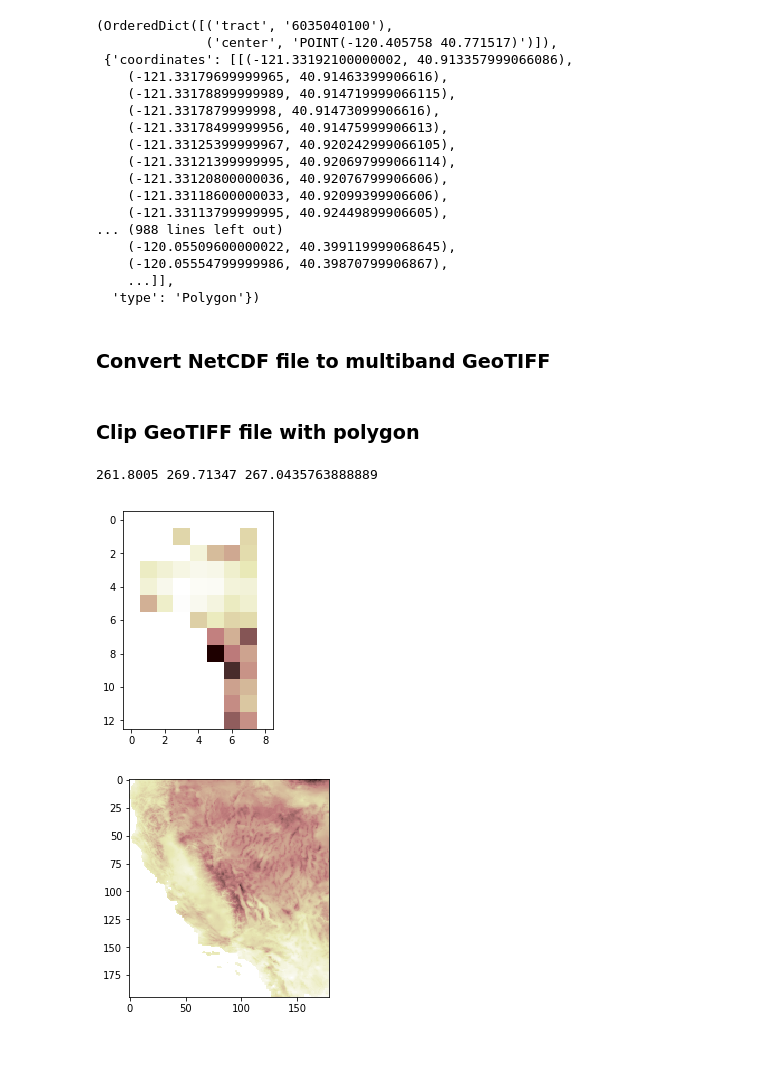
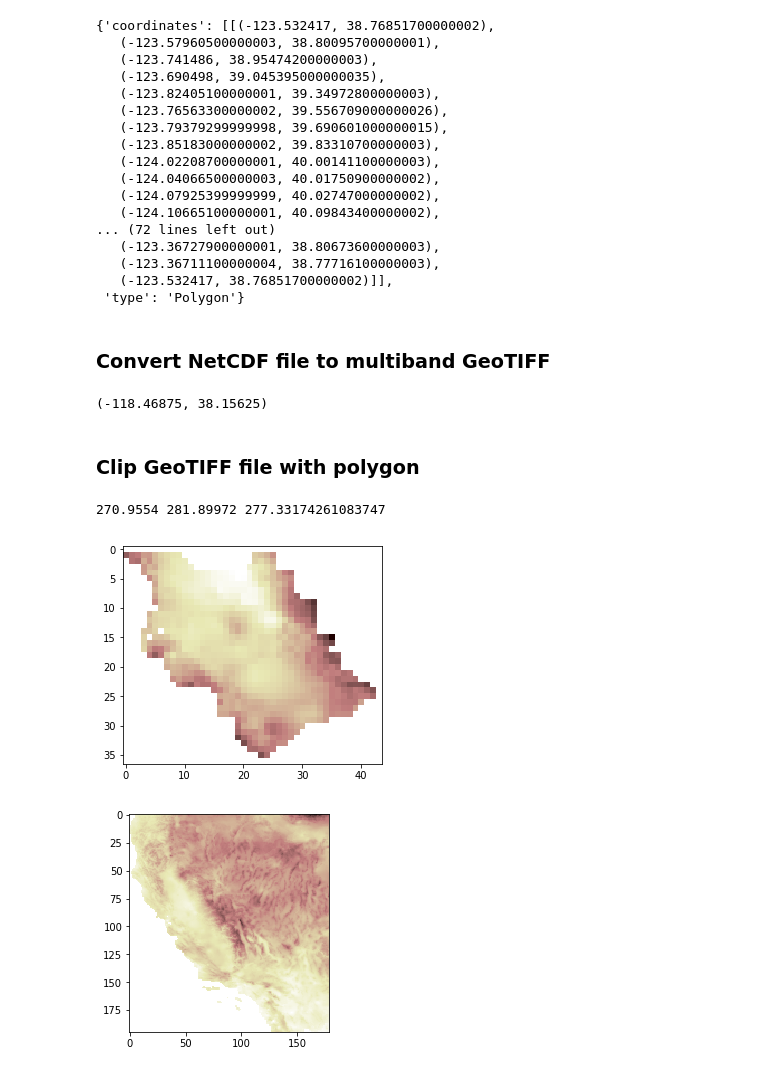
Before and after one commit to mukhtyar/python-playground, a Jupyter notebook: notebooks/zonal_stats_with_rasterio.ipynb, the cells around one changed output. Drawn from its saved outputs; the diff is of its cells as text; code cells hidden in the pictures.

Commit message:
Update extreme precip charts

```diff
--- a/notebooks/zonal_stats_with_rasterio.ipynb
+++ b/notebooks/zonal_stats_with_rasterio.ipynb
@@ -9,28 +9,27 @@ from rasterio.warp import calculate_default_transform, reproject, Resampling
 
 %matplotlib inline
 # %%
-with fiona.open('data/zonal_stats/ClimateZones/censustract_selected.shp') as shapefile:
+with fiona.open('data/extreme_pr/north_coast.shp') as shapefile:
     features = [feature["geometry"] for feature in shapefile]
-    ids = [feature["properties"] for feature in shapefile]
-ids[0], features[0]
+features[0]
 # %% [output]
-(OrderedDict([('tract', '6035040100'),
-              ('center', 'POINT(-120.405758 40.771517)')]),
- {'coordinates': [[(-121.33192100000002, 40.913357999066086),
-    (-121.33179699999965, 40.91463399906616),
-    (-121.33178899999989, 40.914719999066115),
-    (-121.3317879999998, 40.91473099906616),
-    (-121.33178499999956, 40.91475999906613),
-    (-121.33125399999967, 40.920242999066105),
-    (-121.33121399999995, 40.920697999066114),
-    (-121.33120800000036, 40.92076799906606),
-    (-121.33118600000033, 40.92099399906606),
-    (-121.33113799999995, 40.92449899906605),
-... (988 lines left out)
-    (-120.05509600000022, 40.399119999068645),
-    (-120.05554799999986, 40.39870799906867),
-    ...]],
-  'type': 'Polygon'})
+{'coordinates': [[(-123.532417, 38.76851700000002),
+   (-123.57960500000003, 38.80095700000001),
+   (-123.741486, 38.95474200000003),
+   (-123.690498, 39.045395000000035),
+   (-123.82405100000001, 39.34972800000003),
+   (-123.76563300000002, 39.556709000000026),
+   (-123.79379299999998, 39.690601000000015),
+   (-123.85183000000002, 39.83310700000003),
+   (-124.02208700000001, 40.00141100000003),
+   (-124.04066500000003, 40.01750900000002),
+   (-124.07925399999999, 40.02747000000002),
+   (-124.10665100000001, 40.09843400000002),
+... (72 lines left out)
+   (-123.36727900000001, 38.80673600000003),
+   (-123.36711100000004, 38.77716100000003),
+   (-123.532417, 38.76851700000002)]],
+ 'type': 'Polygon'}
 # %% [markdown]
 ### Convert NetCDF file to multiband GeoTIFF
 # %%
@@ -49,7 +48,7 @@ with rasterio.open('data/zonal_stats/tasmin_HadGEM2-ES_2041.nc') as src:
     })
     # Reproject to geotiff
     with rasterio.open('data/zonal_stats/tasmin_HadGEM2-ES_2041_wgs84.tif', 'w', **kwargs) as dst:
-        for i in range(1, (src.count + 1)):
+        for i in range(1, src.count):
             reproject(
                 source=rasterio.band(src, i),
                 destination=rasterio.band(dst, i),
@@ -58,28 +57,30 @@ with rasterio.open('data/zonal_stats/tasmin_HadGEM2-ES_2041.nc') as src:
                 dst_transform=transform,
                 dst_crs=src.crs,
                 resampling=Resampling.nearest)
+# %% [output]
+(-118.46875, 38.15625)
 # %% [markdown]
 ### Clip GeoTIFF file with polygon
 # %%
 with rasterio.open('data/zonal_stats/tasmin_HadGEM2-ES_2041_wgs84.tif') as src:
     # Clip
-    out_image, out_transform = rasterio.mask.mask(src, [features[1]], crop=True)
+    out_image, out_transform = rasterio.mask.mask(src, [features[3]], crop=True, nodata=src.nodata)
     out_meta = src.meta.copy()
     out_meta.update({'driver': 'GTiff',
                  'height': out_image.shape[1],
                  'width': out_image.shape[2],
                  'transform': out_transform})
-    with rasterio.open('data/zonal_stats/censustract_wgs84.tif', 'w', **out_meta) as dest:
+    with rasterio.open('data/zonal_stats/clip_wgs84.tif', 'w', **out_meta) as dest:
         dest.write(out_image)
 # %%
-with rasterio.open('data/zonal_stats/censustract_wgs84.tif') as src:
+with rasterio.open('data/zonal_stats/clip_wgs84.tif') as src:
     arr = src.read(1, masked=True)
     print(arr.min(), arr.max(), arr.mean())
     plt.imshow(arr, cmap='pink')
     plt.show()
 # %% [output]
-261.8005 269.71347 267.0435763888889
+270.9554 281.89972 277.33174261083747
-[figure, old version]
+[figure, new version]
 # %%
 with rasterio.open('data/zonal_stats/tasmin_HadGEM2-ES_2041.nc') as src:
     arr = src.read(1, masked=True)
```
Also changed, not shown: parts of 1 cell of this notebook, 6 other files.
